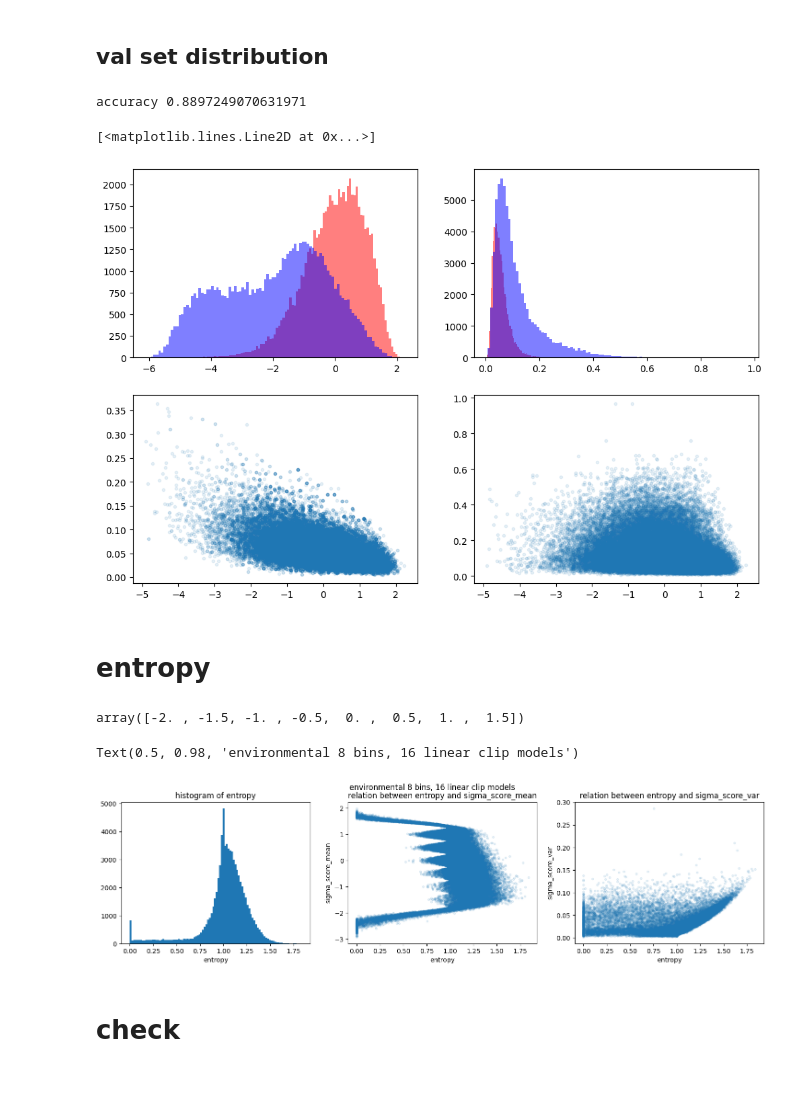
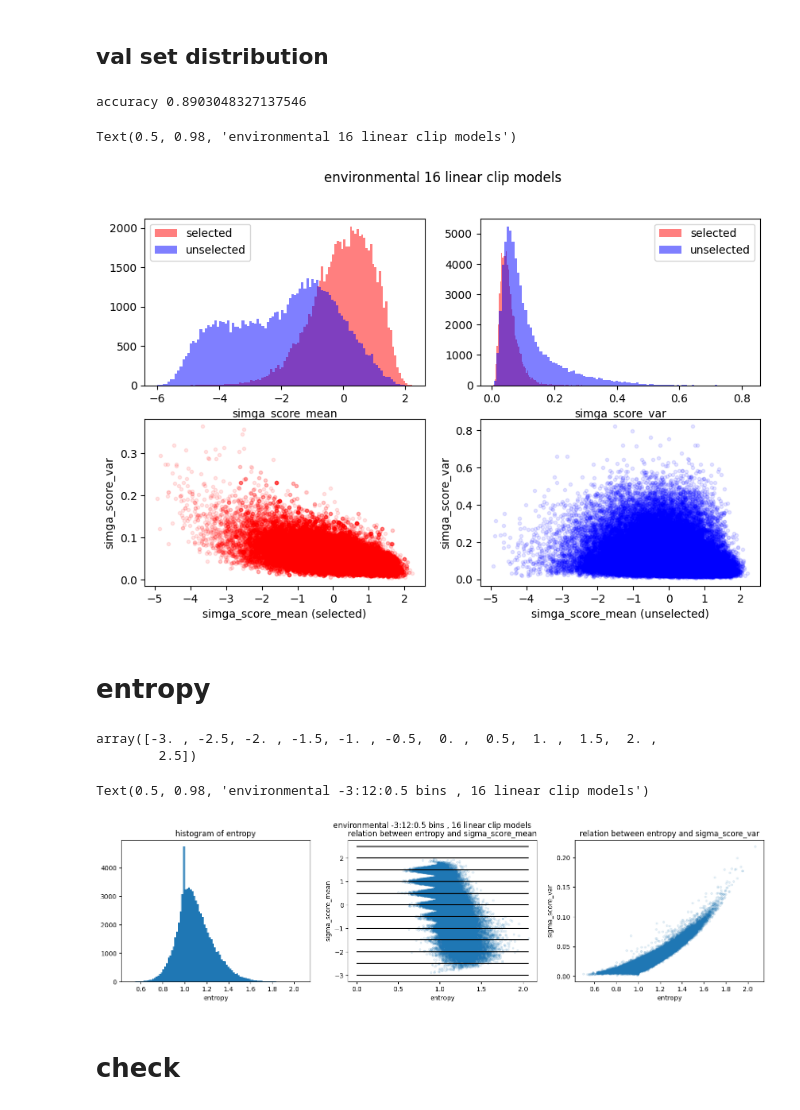
Before and after one commit to kk-digital/kcg-ml-image-pipeline, a Jupyter notebook: scripts/notebooks/han/021_rank_model-ensemble.ipynb, the cells around one changed output. Saved outputs shown, nothing was run; the diff lists cells and outputs as text; code cells hidden in the pictures; blank space fills up the shorter version.

```diff
--- a/scripts/notebooks/han/021_rank_model-ensemble.ipynb
+++ b/scripts/notebooks/han/021_rank_model-ensemble.ipynb
@@ -300 +303,21 @@ def inference(models, data, feature_selections=None):
+# %%
+models = list()
+feature_selections = list()
+
+for i in range(NUM_MODELS):
+
+    if NUM_FEATURES > 0:
+        n_features = NUM_FEATURES
+    else:
+        n_features = 768
+
+    model = torch.nn.Linear(n_features, 1, bias=True).cuda().eval()
+
+    model.load_state_dict(torch.load(os.path.join(WEIGHT_DIR, f'{i}.pt')))
+
+    models.append(model)
+
+    npz = np.load(os.path.join(WEIGHT_DIR, f'{i}.npz'))
+
+    feature_selections.append(npz['feature_selection'])
 # %% [markdown]
@@ -403,41 +401,51 @@ val_delta = val_y0.mean(axis=-1) - val_y1.mean(axis=-1)
 # %%
 y0, y1, delta = val_y0.mean(axis=-1), val_y1.mean(axis=-1), val_delta
 var0, var1, vard = val_y0.var(axis=-1), val_y1.var(axis=-1), (val_y0 - val_y1).var(axis=-1)
 
 print('accuracy', (y0 > y1).mean())
 
-pyplot.figure(figsize=(12, 8))
+figure = pyplot.figure(figsize=(10, 6))
 
 pyplot.subplot(2, 2, 1)
 
-_ = pyplot.hist(y0, bins=100, color='r', alpha=0.5)
-_ = pyplot.hist(y1, bins=100, color='b', alpha=0.5)
-# _ = pyplot.hist(delta, bins=100, color='y', alpha=0.5)
+_ = pyplot.hist(y0, bins=100, color='r', alpha=0.5, label='selected')
+_ = pyplot.hist(y1, bins=100, color='b', alpha=0.5, label='unselected')
+pyplot.xlabel('simga_score_mean')
+pyplot.legend()
 
 pyplot.subplot(2, 2, 2)
 
-_ = pyplot.hist(var0, bins=100, color='r', alpha=0.5)
-_ = pyplot.hist(var1, bins=100, color='b', alpha=0.5)
+_ = pyplot.hist(var0, bins=100, color='r', alpha=0.5, label='selected')
+_ = pyplot.hist(var1, bins=100, color='b', alpha=0.5, label='unselected')
+pyplot.xlabel('simga_score_var')
+pyplot.legend()
 
 pyplot.subplot(2, 2, 3)
 
-pyplot.plot(y0, var0, '.', alpha=0.1)
+pyplot.plot(y0, var0, '.', alpha=0.1, color='red')
+pyplot.xlabel('simga_score_mean (selected)')
+pyplot.ylabel('simga_score_var')
 
 pyplot.subplot(2, 2, 4)
 
-pyplot.plot(y0, var1, '.', alpha=0.1)
-# pyplot.plot(var1, delta, '.', alpha=0.1)
+pyplot.plot(y0, var1, '.', alpha=0.1, color='blue')
+pyplot.xlabel('simga_score_mean (unselected)')
+pyplot.ylabel('simga_score_var')
+
+figure.suptitle(f'{DATASET} {NUM_MODELS} linear clip models')
 # %% [output]
-accuracy 0.8897249070631971
+accuracy 0.8903048327137546
-[<matplotlib.lines.Line2D at 0x...>]
+Text(0.5, 0.98, 'environmental 16 linear clip models')
-[figure, old version]
+[figure, new version]
 # %% [markdown]
 # entropy
 # %%
-binning = Binning(start=-2, count=8, step=0.5)
+binning = Binning(start=-3, count=12, step=0.5)
+# binning = Binning(start=-2, count=8, step=0.5)
 binning.thresholds
 # %% [output]
-array([-2. , -1.5, -1. , -0.5,  0. ,  0.5,  1. ,  1.5])
+array([-3. , -2.5, -2. , -1.5, -1. , -0.5,  0. ,  0.5,  1. ,  1.5,  2. ,
+        2.5])
 # %%
 sigma_scores = SigmaScoresWithEntropy(sigma_scores=sigma_score, binning=binning)
 # %%
@@ -459,6 +467,8 @@ pyplot.xlabel('entropy')
 pyplot.ylabel('sigma_score_mean')
 pyplot.title('relation between entropy and sigma_score_mean')
 
+pyplot.hlines(binning.thresholds, xmin=0, xmax=stats['entropy'].max(), color='black')
+
 pyplot.subplot(1, 3, 3)
 
 pyplot.plot(stats['entropy'], stats['sigma_score_var'], '.', alpha=0.1)
@@ -466,10 +476,10 @@ pyplot.xlabel('entropy')
 pyplot.ylabel('sigma_score_var')
 pyplot.title('relation between entropy and sigma_score_var')
 
-figure.suptitle(f'{DATASET} {len(binning.thresholds)} bins, {NUM_MODELS} linear clip models')
+figure.suptitle(f'{DATASET} {binning.start}:{binning.count}:{binning.step} bins , {NUM_MODELS} linear clip models')
 # %% [output]
-Text(0.5, 0.98, 'environmental 8 bins, 16 linear clip models')
+Text(0.5, 0.98, 'environmental -3:12:0.5 bins , 16 linear clip models')
-[figure, old version]
+[figure, new version]
 # %% [markdown]
 # check
 # %%
```
Also changed, not shown: parts of 19 cells of this notebook.
